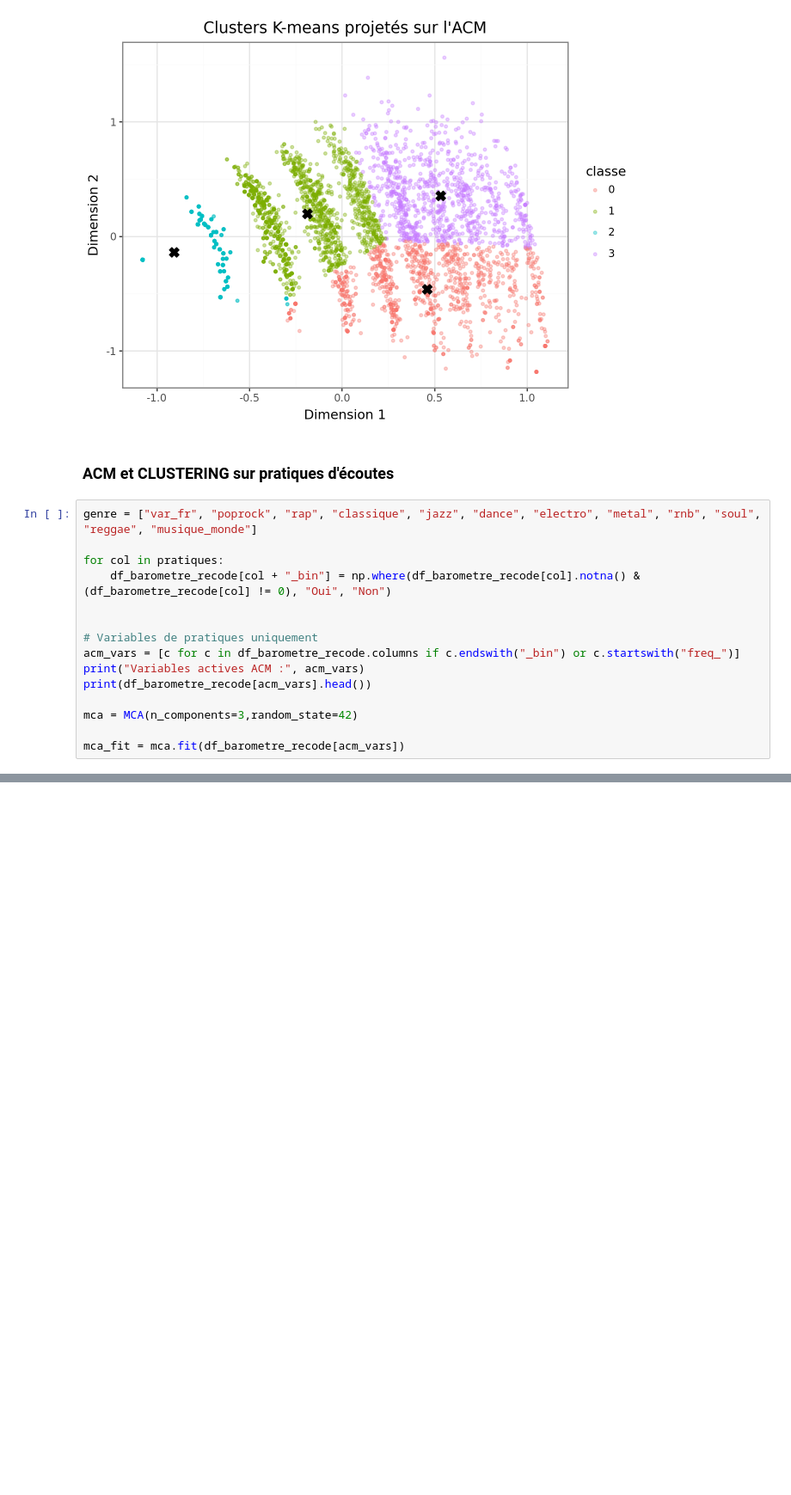
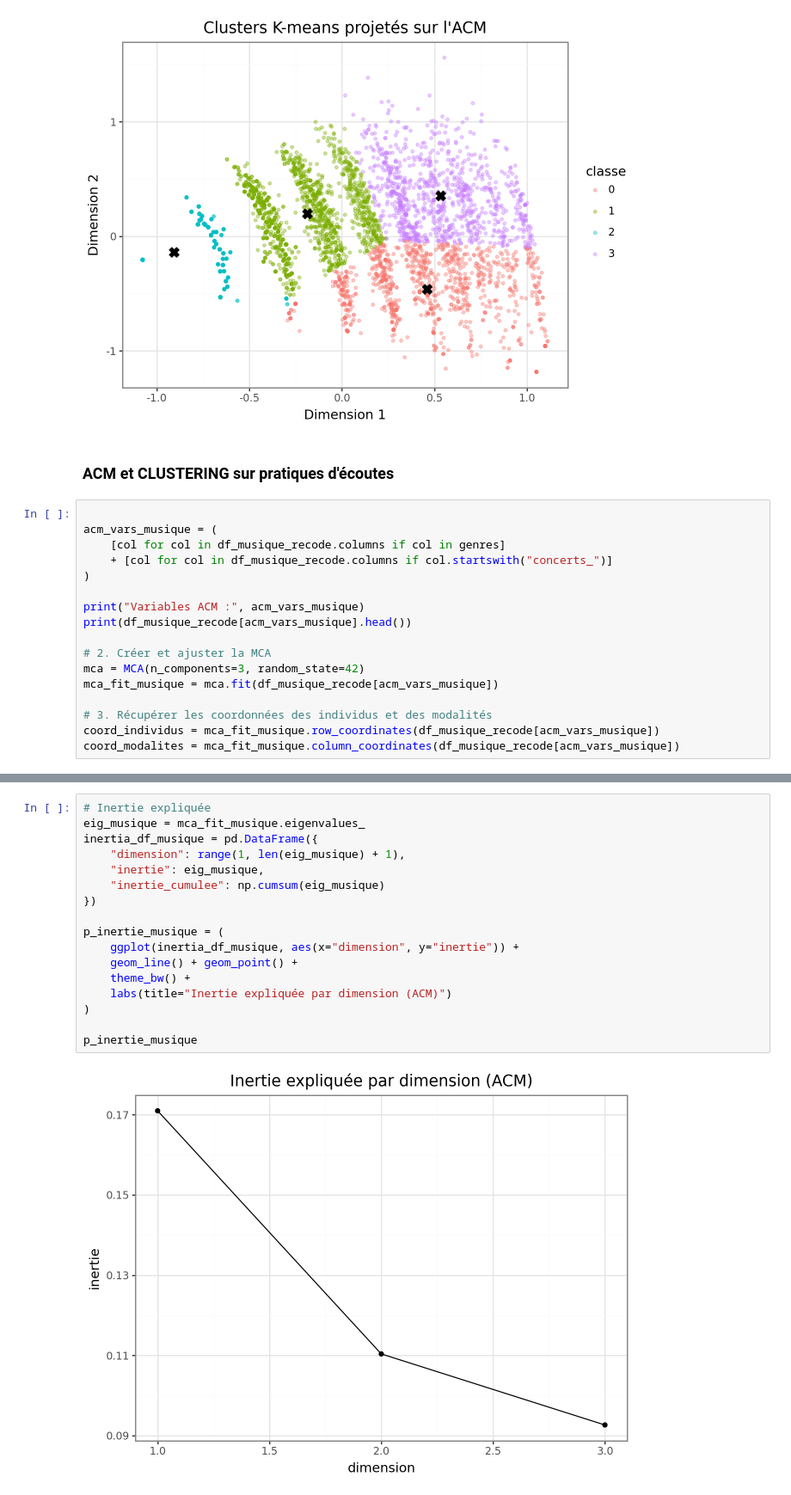
Before and after one commit to Roulinee/Projet_Python_pour_DS, a Jupyter notebook: main.ipynb, the cells around one changed output, grey strips where cells are left out. Shown at 86% size. Cells and saved outputs as stored; diff of their text form; blank space fills up the shorter version.

Commit message:
ACM musique

```diff
--- a/main.ipynb
+++ b/main.ipynb
@@ -630,17 +653,19 @@ p
 # %% [markdown]
 ### ACM et CLUSTERING sur pratiques d'écoutes
 # %%
-genre = ["var_fr", "poprock", "rap", "classique", "jazz", "dance", "electro", "metal", "rnb", "soul", "reggae", "musique_monde"]
 
-for col in pratiques:
-    df_barometre_recode[col + "_bin"] = np.where(df_barometre_recode[col].notna() & (df_barometre_recode[col] != 0), "Oui", "Non")
+acm_vars_musique = (
+    [col for col in df_musique_recode.columns if col in genres]
+    + [col for col in df_musique_recode.columns if col.startswith("concerts_")]
+)
 
+print("Variables ACM :", acm_vars_musique)
+print(df_musique_recode[acm_vars_musique].head())
 
-# Variables de pratiques uniquement
-acm_vars = [c for c in df_barometre_recode.columns if c.endswith("_bin") or c.startswith("freq_")]
-print("Variables actives ACM :", acm_vars)
-print(df_barometre_recode[acm_vars].head())
+# 2. Créer et ajuster la MCA
+mca = MCA(n_components=3, random_state=42)
+mca_fit_musique = mca.fit(df_musique_recode[acm_vars_musique])
 
-mca = MCA(n_components=3,random_state=42)
-
-mca_fit = mca.fit(df_barometre_recode[acm_vars])
+# 3. Récupérer les coordonnées des individus et des modalités
+coord_individus = mca_fit_musique.row_coordinates(df_musique_recode[acm_vars_musique])
+coord_modalites = mca_fit_musique.column_coordinates(df_musique_recode[acm_vars_musique])
@@ -646,0 +690,19 @@ mca_fit = mca.fit(df_barometre_recode[acm_vars])
+# %%
+# Inertie expliquée
+eig_musique = mca_fit_musique.eigenvalues_
+inertia_df_musique = pd.DataFrame({
+    "dimension": range(1, len(eig_musique) + 1),
+    "inertie": eig_musique,
+    "inertie_cumulee": np.cumsum(eig_musique)
+})
+
+p_inertie_musique = (
+    ggplot(inertia_df_musique, aes(x="dimension", y="inertie")) +
+    geom_line() + geom_point() +
+    theme_bw() +
+    labs(title="Inertie expliquée par dimension (ACM)")
+)
+
+p_inertie_musique
+# %% [output]
+[figure, added]
```
Also changed, not shown: parts of 6 cells of this notebook.
